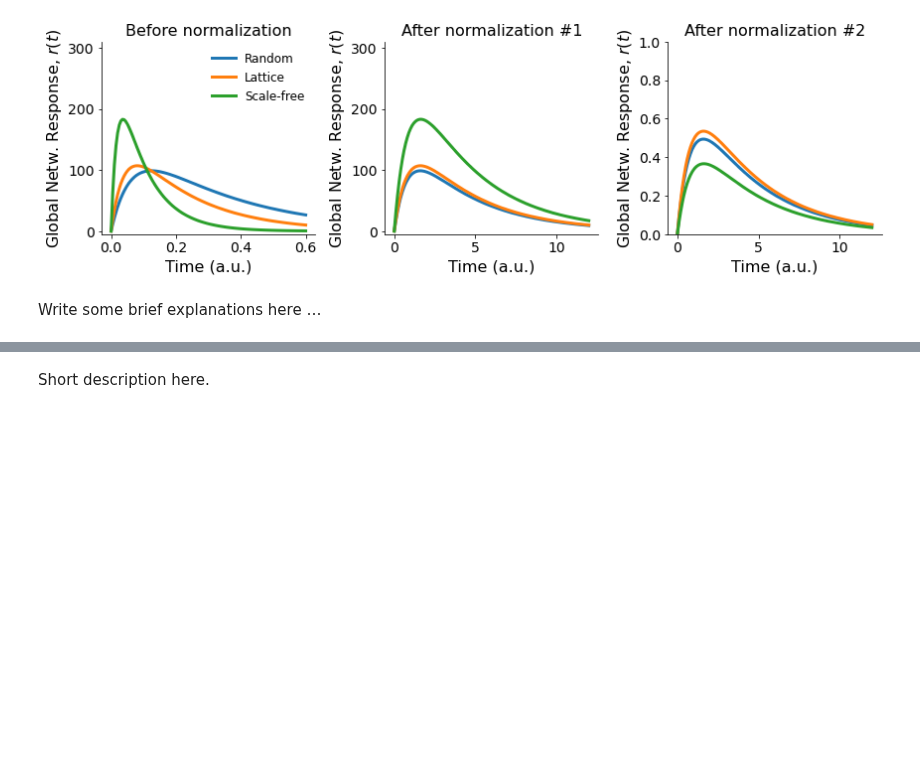
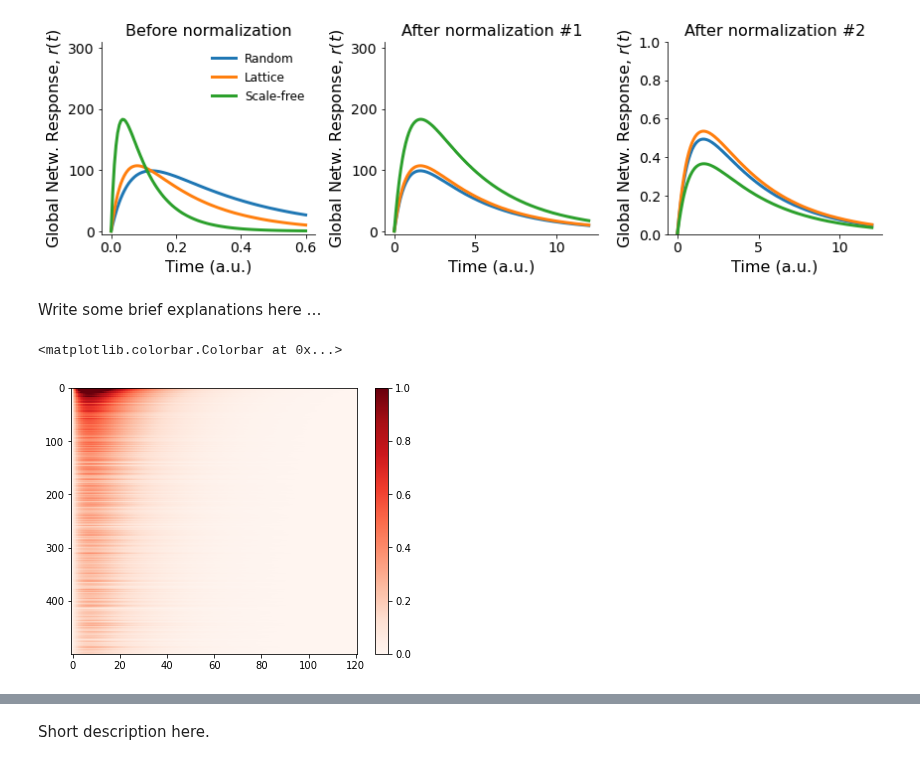
Before and after one commit to mb-BCA/SiReNetA_Tutorials, a Jupyter notebook: Notebooks_Tutorials/4.2_UseCase_CompareNets_Part2.ipynb, the cells around one changed output, grey strips where cells are left out. Drawn from its saved outputs; the diff is of its cells as text; code cells hidden in the pictures; blank space fills up the shorter version.

```diff
--- a/Notebooks_Tutorials/4.2_UseCase_CompareNets_Part2.ipynb
+++ b/Notebooks_Tutorials/4.2_UseCase_CompareNets_Part2.ipynb
@@ -331,0 +340,8 @@ totnoderesp4 = sna.AreaUnderCurve(noderesp4, dt)
+# %%
+plt.figure()
+plt.imshow(noderesp3.T, vmin=0, aspect='auto', cmap='Reds')
+plt.clim(0,1)
+plt.colorbar()
+# %% [output]
+<matplotlib.colorbar.Colorbar at 0x...>
+[figure, added]
```
Also changed, not shown: parts of 12 cells of this notebook.
